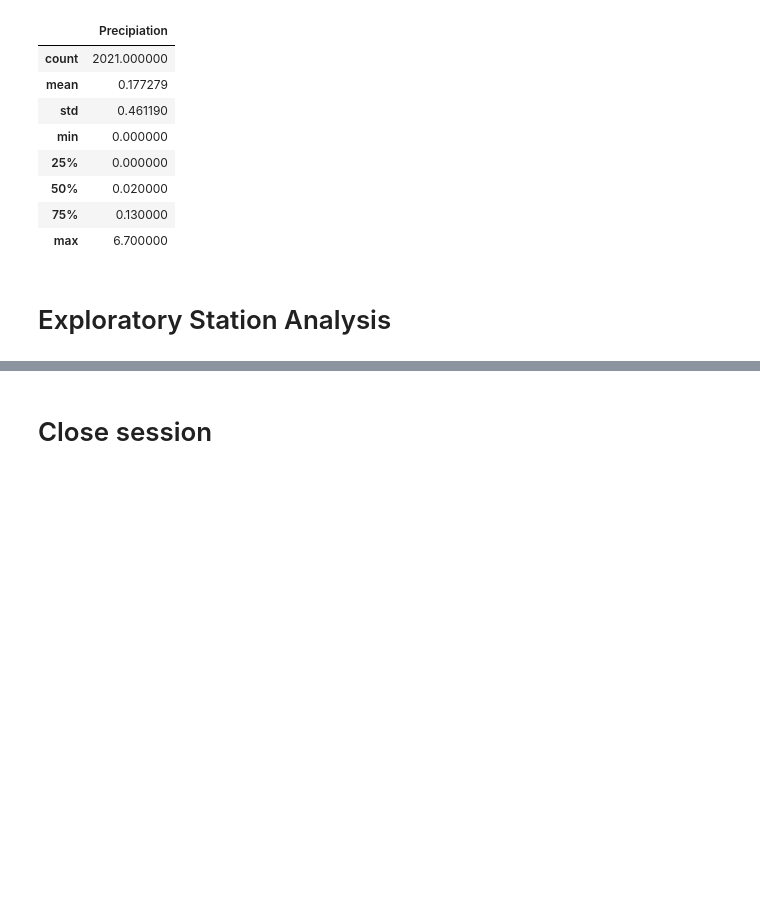
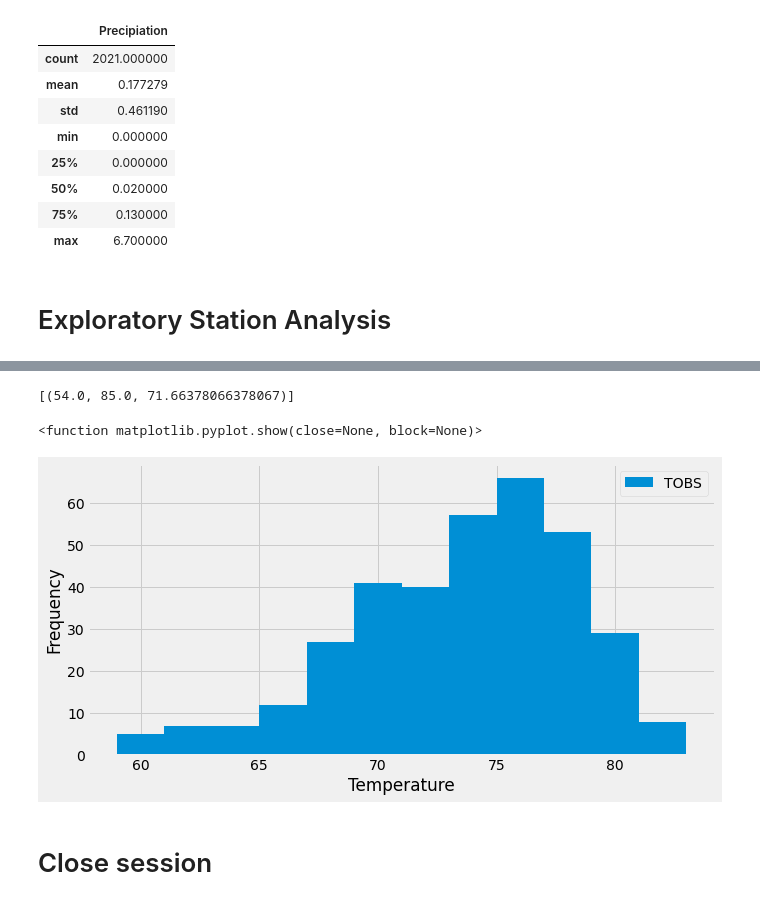
Before and after one commit to nvandriss/sqlalchemy-challenge, a Jupyter notebook: climate_starter.ipynb, the cells around one changed output, grey strips where cells are left out. Saved outputs shown, nothing was run; the diff lists cells and outputs as text; code cells hidden in the pictures; blank space fills up the shorter version.

```diff
--- a/climate_starter.ipynb
+++ b/climate_starter.ipynb
@@ -91,8 +109,28 @@ precip_df.describe()
 # %%
 # Using the most active station id from the previous query, calculate the lowest, highest, and average temperature.
+select = [func.min(Measurement.tobs),
+         func.max(Measurement.tobs),
+         func.avg(Measurement.tobs)]
+low_high_avg = session.query(*select).\
+    filter(Measurement.station == "USC00519281").all()
+low_high_avg
+# %% [output]
+[(54.0, 85.0, 71.66378066378067)]
 # %%
 # Using the most active station id
 # Query the last 12 months of temperature observation data for this station and plot the results as a histogram
+tobs_12 = session.query(Measurement.tobs).\
+    filter(Measurement.date >= year_ago).\
+    filter(Measurement.station == "USC00519281").\
+    order_by(Measurement.date).all()
+tobs_df = pd.DataFrame(tobs_12, columns=["TOBS"])
+tobs_df.plot.hist(bins=12, figsize=(10,5))
+plt.xlabel("Temperature")
+plt.legend(loc="upper right")
+plt.show
+# %% [output]
+<function matplotlib.pyplot.show(close=None, block=None)>
+[figure, added]
 # %% [markdown]
 # Close session
 # %%
```
Also changed, not shown: parts of 2 cells of this notebook.
